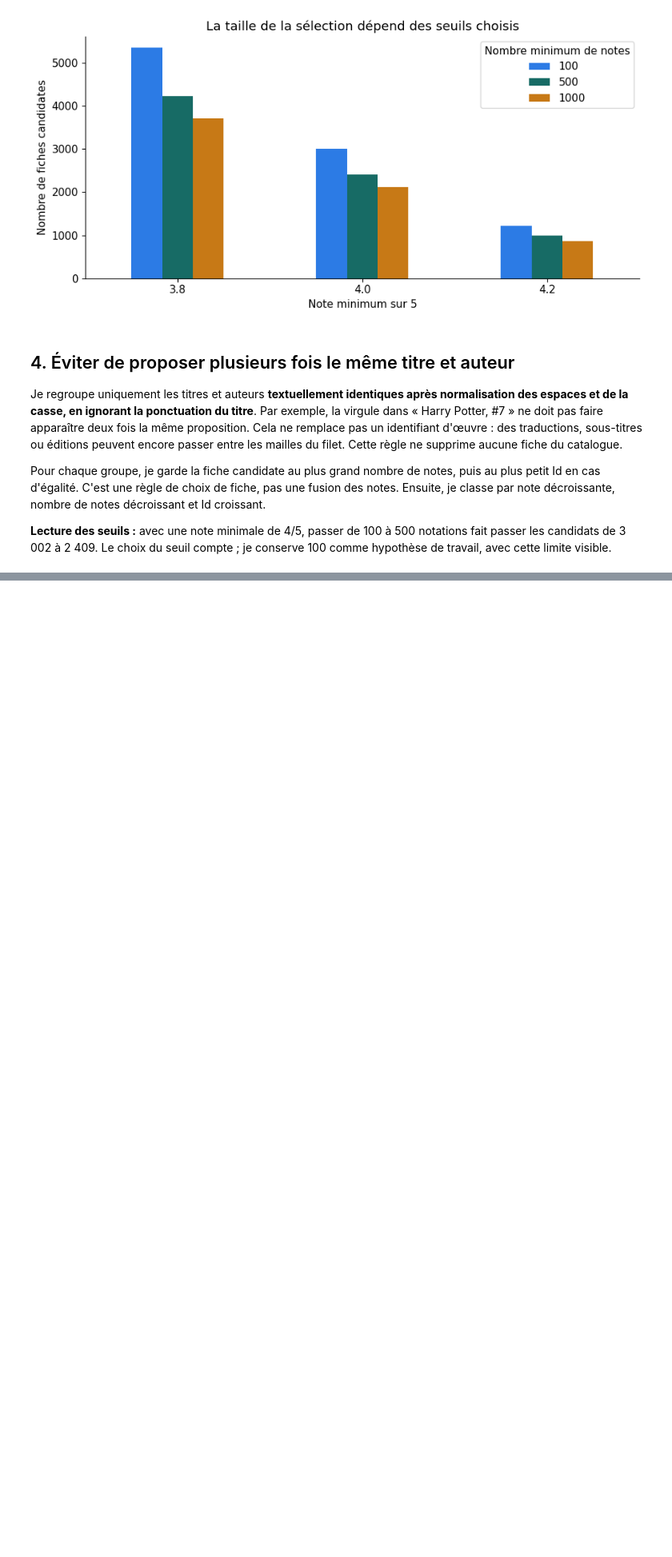
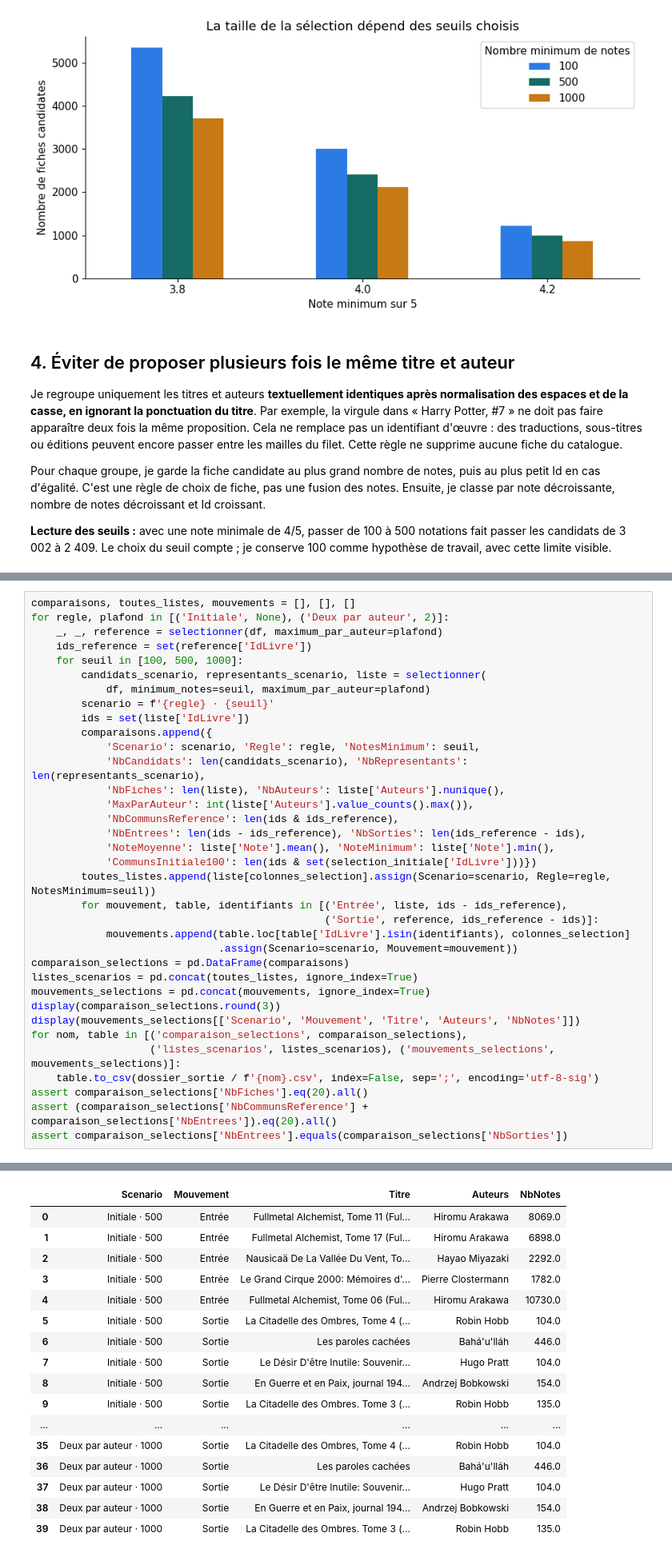
Before and after one commit to juleescourne/goodreads-analytics-etl, a Jupyter notebook: notebooks/03_analyse_approfondie.ipynb, the cells around one changed output, grey strips where cells are left out. Shown at 80% size. Saved outputs shown, nothing was run; the diff lists cells and outputs as text; blank space fills up the shorter version.

```diff
--- a/notebooks/03_analyse_approfondie.ipynb
+++ b/notebooks/03_analyse_approfondie.ipynb
@@ -196,0 +245,36 @@ Dans le top 20, ISBN manquants : 0
+# %%
+comparaisons, toutes_listes, mouvements = [], [], []
+for regle, plafond in [('Initiale', None), ('Deux par auteur', 2)]:
+    _, _, reference = selectionner(df, maximum_par_auteur=plafond)
+    ids_reference = set(reference['IdLivre'])
+    for seuil in [100, 500, 1000]:
+        candidats_scenario, representants_scenario, liste = selectionner(
+            df, minimum_notes=seuil, maximum_par_auteur=plafond)
+        scenario = f'{regle} · {seuil}'
+        ids = set(liste['IdLivre'])
+        comparaisons.append({
+            'Scenario': scenario, 'Regle': regle, 'NotesMinimum': seuil,
+            'NbCandidats': len(candidats_scenario), 'NbRepresentants': len(representants_scenario),
+            'NbFiches': len(liste), 'NbAuteurs': liste['Auteurs'].nunique(),
+            'MaxParAuteur': int(liste['Auteurs'].value_counts().max()),
+            'NbCommunsReference': len(ids & ids_reference),
+            'NbEntrees': len(ids - ids_reference), 'NbSorties': len(ids_reference - ids),
+            'NoteMoyenne': liste['Note'].mean(), 'NoteMinimum': liste['Note'].min(),
+            'CommunsInitiale100': len(ids & set(selection_initiale['IdLivre']))})
+        toutes_listes.append(liste[colonnes_selection].assign(Scenario=scenario, Regle=regle, NotesMinimum=seuil))
+        for mouvement, table, identifiants in [('Entrée', liste, ids - ids_reference),
+                                               ('Sortie', reference, ids_reference - ids)]:
+            mouvements.append(table.loc[table['IdLivre'].isin(identifiants), colonnes_selection]
+                              .assign(Scenario=scenario, Mouvement=mouvement))
+comparaison_selections = pd.DataFrame(comparaisons)
+listes_scenarios = pd.concat(toutes_listes, ignore_index=True)
+mouvements_selections = pd.concat(mouvements, ignore_index=True)
+display(comparaison_selections.round(3))
+display(mouvements_selections[['Scenario', 'Mouvement', 'Titre', 'Auteurs', 'NbNotes']])
+for nom, table in [('comparaison_selections', comparaison_selections),
+                   ('listes_scenarios', listes_scenarios), ('mouvements_selections', mouvements_selections)]:
+    table.to_csv(dossier_sortie / f'{nom}.csv', index=False, sep=';', encoding='utf-8-sig')
+assert comparaison_selections['NbFiches'].eq(20).all()
+assert (comparaison_selections['NbCommunsReference'] + comparaison_selections['NbEntrees']).eq(20).all()
+assert comparaison_selections['NbEntrees'].equals(comparaison_selections['NbSorties'])
+# %% [output]
@@ -197 +288,18 @@ Dans le top 20, ISBN manquants : 0
+|  | Scenario | Mouvement | Titre | Auteurs | NbNotes |
+| 0 | Initiale · 500 | Entrée | Fullmetal Alchemist, Tome 11 (Ful... | Hiromu Arakawa | 8069.0 |
+| 1 | Initiale · 500 | Entrée | Fullmetal Alchemist, Tome 17 (Ful... | Hiromu Arakawa | 6898.0 |
+| 2 | Initiale · 500 | Entrée | Nausicaä De La Vallée Du Vent, To... | Hayao Miyazaki | 2292.0 |
+| 3 | Initiale · 500 | Entrée | Le Grand Cirque 2000: Mémoires d'... | Pierre Clostermann | 1782.0 |
+| 4 | Initiale · 500 | Entrée | Fullmetal Alchemist, Tome 06 (Ful... | Hiromu Arakawa | 10730.0 |
+| 5 | Initiale · 500 | Sortie | La Citadelle des Ombres, Tome 4 (... | Robin Hobb | 104.0 |
+| 6 | Initiale · 500 | Sortie | Les paroles cachées | Bahá'u'lláh | 446.0 |
+| 7 | Initiale · 500 | Sortie | Le Désir D'être Inutile: Souvenir... | Hugo Pratt | 104.0 |
+| 8 | Initiale · 500 | Sortie | En Guerre et en Paix, journal 194... | Andrzej Bobkowski | 154.0 |
+| 9 | Initiale · 500 | Sortie | La Citadelle des Ombres. Tome 3 (... | Robin Hobb | 135.0 |
+| ... | ... | ... | ... | ... | ... |
+| 35 | Deux par auteur · 1000 | Sortie | La Citadelle des Ombres, Tome 4 (... | Robin Hobb | 104.0 |
+| 36 | Deux par auteur · 1000 | Sortie | Les paroles cachées | Bahá'u'lláh | 446.0 |
+| 37 | Deux par auteur · 1000 | Sortie | Le Désir D'être Inutile: Souvenir... | Hugo Pratt | 104.0 |
+| 38 | Deux par auteur · 1000 | Sortie | En Guerre et en Paix, journal 194... | Andrzej Bobkowski | 154.0 |
+| 39 | Deux par auteur · 1000 | Sortie | La Citadelle des Ombres. Tome 3 (... | Robin Hobb | 135.0 |
 # %% [markdown]
```
Also changed, not shown: parts of 9 cells of this notebook, 36 other files.
